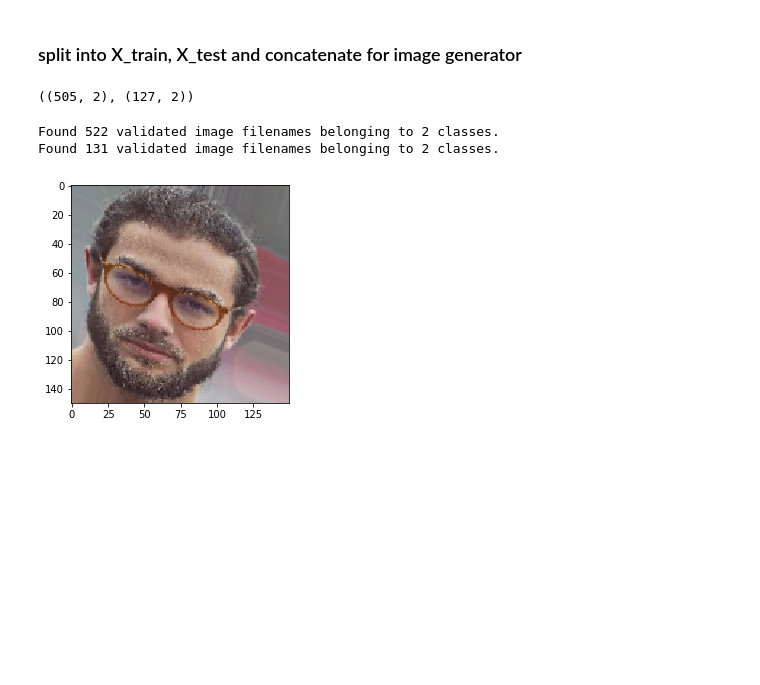
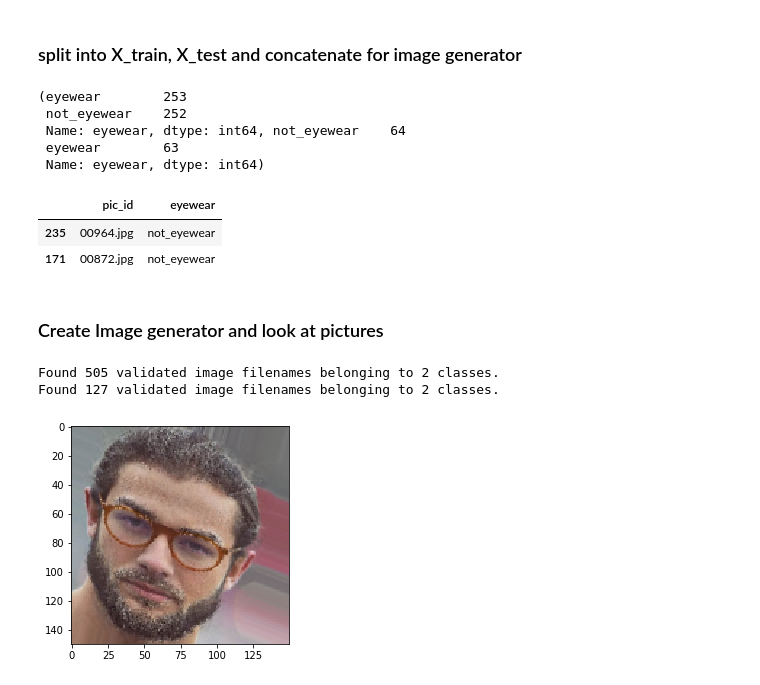
Before and after one commit to mzhou356/img2recommender, a Jupyter notebook: notebooks/image_processor.ipynb, the cells around one changed output. Cells and saved outputs as stored; diff of their text form; code cells hidden in the pictures; blank space fills up the shorter version.

Commit message:
create image generator function

```diff
--- a/notebooks/image_processor.ipynb
+++ b/notebooks/image_processor.ipynb
@@ -107,7 +107,3 @@ def train_test_df(df, test_size, label):
     return train_df, test_df
 # %%
 train_df, test_df = train_test_df(glasses_df, 0.2, 'eyewear')
-# %%
-train_df.shape, test_df.shape
-# %% [output]
-((505, 2), (127, 2))
@@ -125,26 +110,16 @@ datagen=ImageDataGenerator(
-# %%
-# get all data from test and train split
-train = datagen.flow_from_dataframe(
-    dataframe=train_df,
-    directory='data/merged',
-    x_col='pic',
-    y_col='eyewear',
-    batch_size=653,
-    seed = 36,
-    shuffle = True,
-    target_size=(150,150),
-    class_mode = 'binary')
-
-test = datagen.flow_from_dataframe(
-    dataframe=test_df,
-    directory='data/merged',
-    x_col='pic',
-    y_col='eyewear',
-    batch_size=653,
-    seed = 36,
-    shuffle = True,
-    target_size=(150,150),
-    class_mode = 'binary')
-# %% [output]
-Found 522 validated image filenames belonging to 2 classes.
-Found 131 validated image filenames belonging to 2 classes.
+# %%
+train_df.eyewear.value_counts(), test_df.eyewear.value_counts()
+# %% [output]
+(eyewear        253
+ not_eyewear    252
+ Name: eyewear, dtype: int64, not_eyewear    64
+ eyewear        63
+ Name: eyewear, dtype: int64)
+# %%
+train_df.head(2)
+# %% [output]
+|  | pic_id | eyewear |
+| 235 | 00964.jpg | not_eyewear |
+| 171 | 00872.jpg | not_eyewear |
+# %% [markdown]
+### Create Image generator and look at pictures
@@ -151,7 +171,9 @@ Found 131 validated image filenames belonging to 2 classes.
 # %%
 # checkout some images
-X_train, y_train = next(train)
-X_test, y_test = next(test)
+train, test = image_generation(train_df, test_df,'eyewear', 32)
+# %% [output]
+Found 505 validated image filenames belonging to 2 classes.
+Found 127 validated image filenames belonging to 2 classes.
 # %%
 for i in range(65,86):
     plt.imshow(X_train[i])
```
Also changed, not shown: parts of 2 cells of this notebook.
